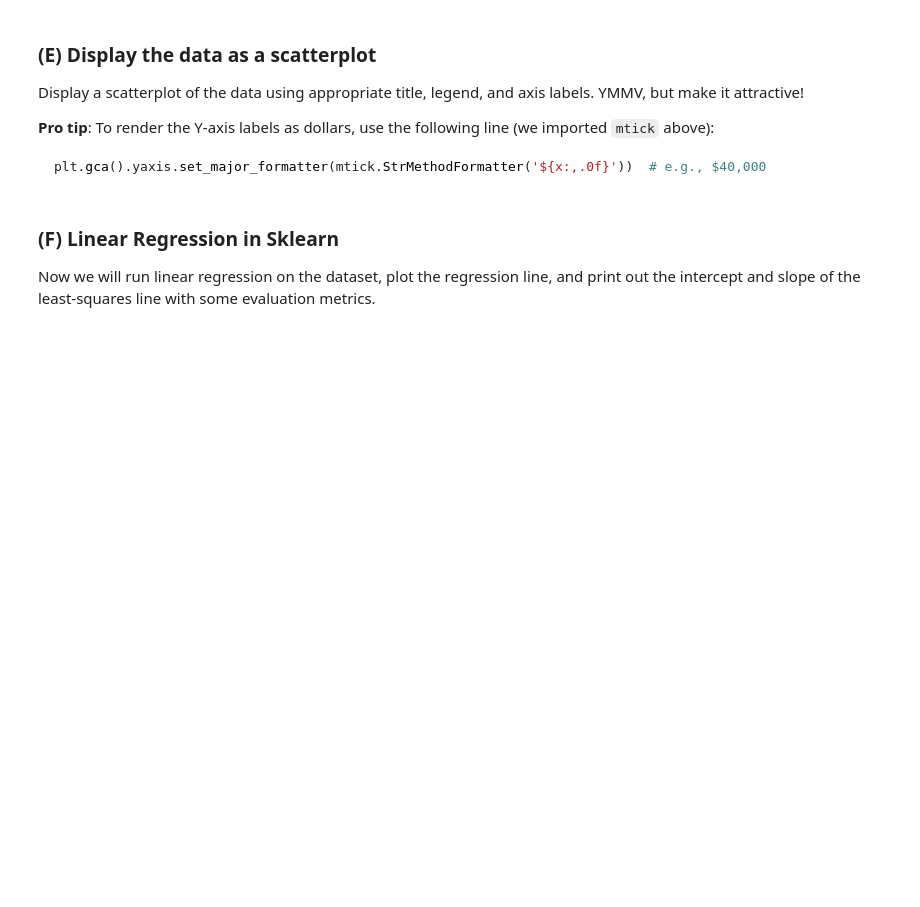
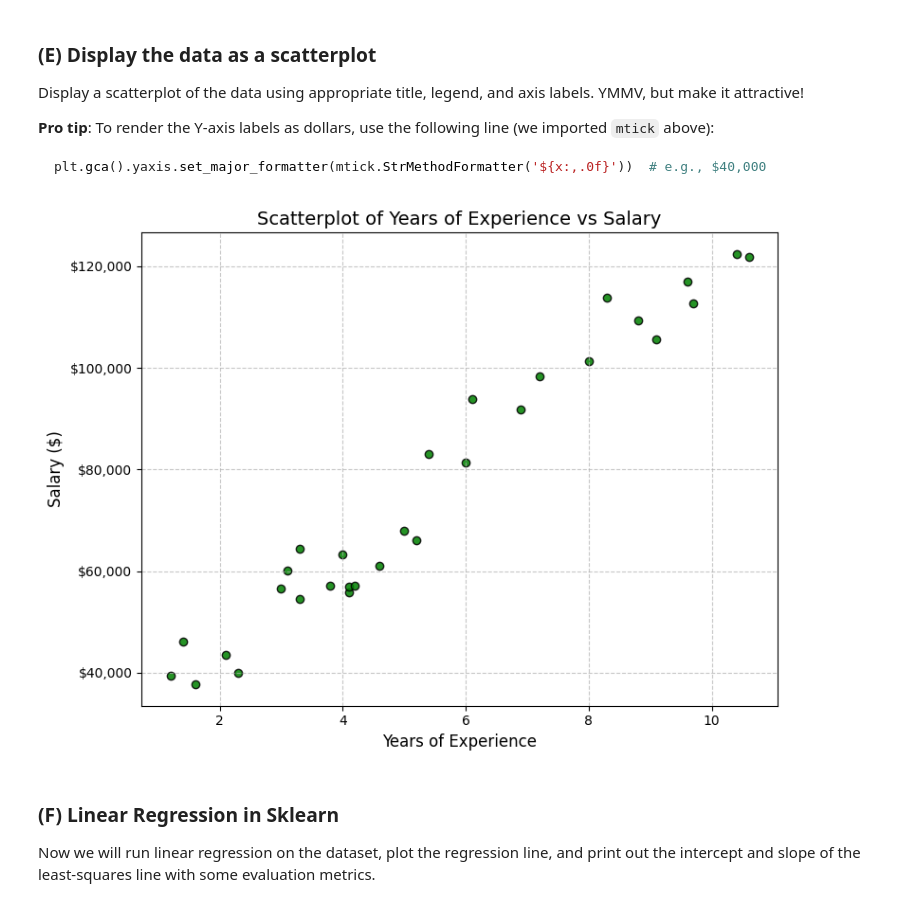
Before and after one commit to jasser-dh/Module-3-Assignments, a Jupyter notebook: Homework_01.ipynb, the cells around one changed output. Drawn from its saved outputs; the diff is of its cells as text; code cells hidden in the pictures; blank space fills up the shorter version.

````diff
--- a/Homework_01.ipynb
+++ b/Homework_01.ipynb
@@ -214,7 +212,11 @@ Confirm by setting the variable `a4` to the shape of `X`.  (You should probably
 # %%
 # Your code here
 
-a4 = 0,0                  # replace 0,0 with an expression returning the shape of X
+X = salary_data.copy().drop(salary_data.columns[-1], axis=1).to_numpy()
+
+y = salary_data.iloc[:, -1].to_numpy()
+
+a4 = X.shape                  # replace 0,0 with an expression returning the shape of X
 # %%
 # Graded Answer
 # DO NOT change this cell in any way
@@ -234,6 +236,23 @@ plt.gca().yaxis.set_major_formatter(mtick.StrMethodFormatter('${x:,.0f}'))  # e.
 ```
 # %%
 # Your code here (not graded)
+
+plt.figure(figsize=(8, 6))
+
+plt.scatter(X, y, color='green', edgecolor='black', alpha=0.85)
+
+plt.title('Scatterplot of Years of Experience vs Salary', fontsize=14)
+plt.xlabel('Years of Experience', fontsize=12)
+plt.ylabel('Salary ($)', fontsize=12)
+
+# To render the Y-axis as dollars
+plt.gca().yaxis.set_major_formatter(mtick.StrMethodFormatter('${x:,.0f}'))
+
+plt.grid(True, linestyle='--', alpha=0.7)
+plt.tight_layout()
+plt.show()
+# %% [output]
+[figure, added]
 # %% [markdown]
  ### (F) Linear Regression in Sklearn
 
````
Also changed, not shown: parts of 15 cells of this notebook.
